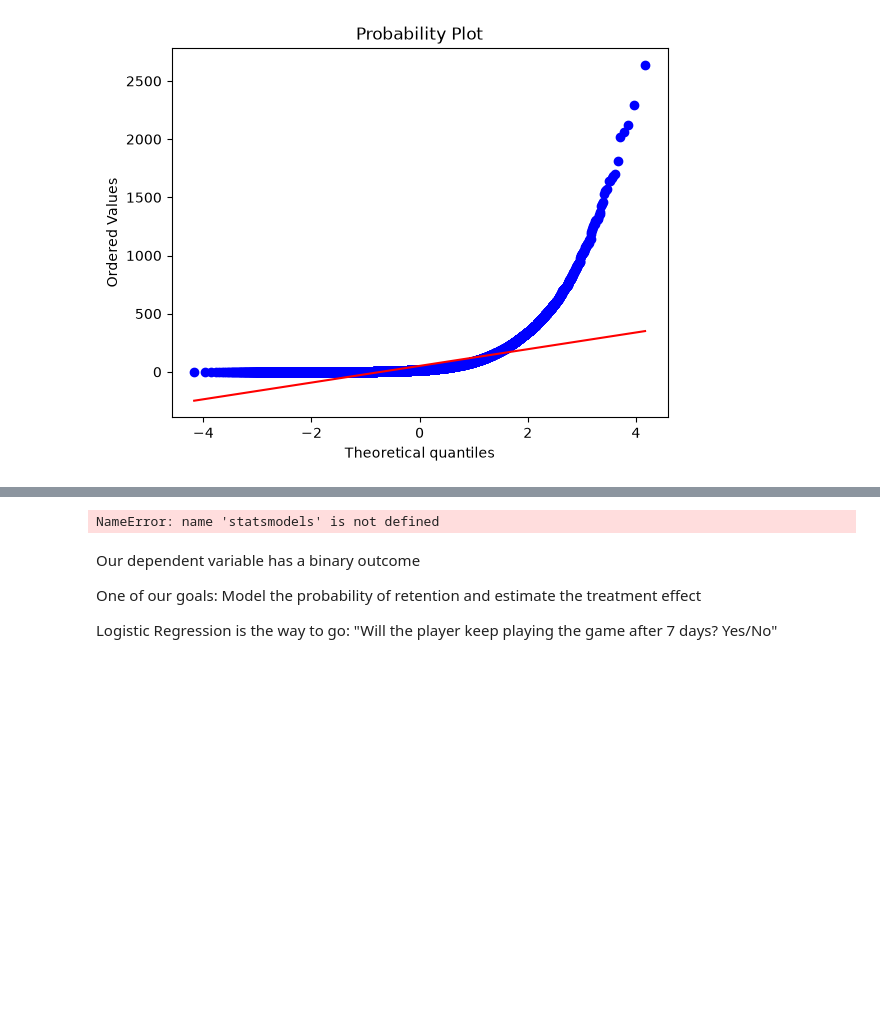
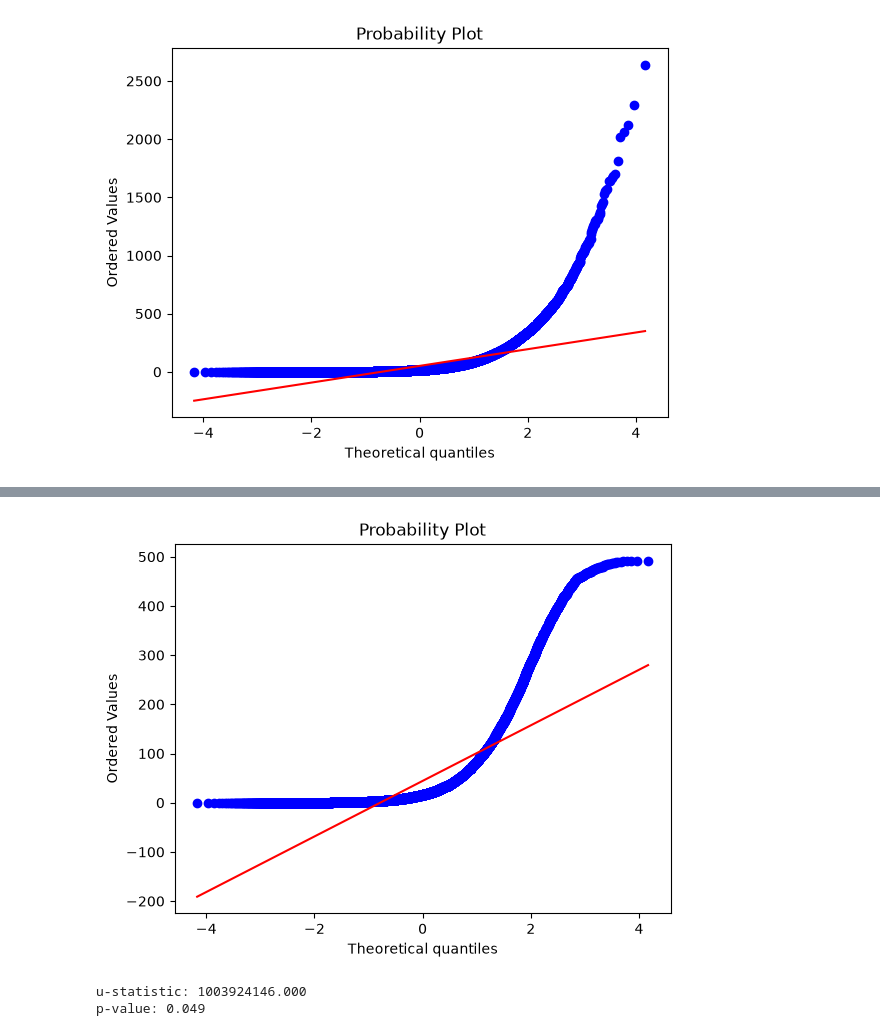
Before and after one commit to Reyal335/AB-Test-Cookie-Cats, a Jupyter notebook: notebooks/Z0_CookieCats_AB_Test.ipynb, the cells around one changed output, grey strips where cells are left out. Saved outputs shown, nothing was run; the diff lists cells and outputs as text; code cells hidden in the pictures; blank space fills up the shorter version.

```diff
--- a/notebooks/Z0_CookieCats_AB_Test.ipynb
+++ b/notebooks/Z0_CookieCats_AB_Test.ipynb
@@ -229,21 +264,15 @@ grp40norm = stats.probplot(gamerounds_40, plot=plt)
+# %%
+grp40norm = stats.probplot(gamerounds_40, plot=plt)
+# %% [output]
+[figure, added]
 # %%
 from scipy.stats import mannwhitneyu
 
-# Samples gamerounds for each group
-gamerounds_x = df[(df['version'] == 'gate_30')]['sum_gamerounds']
-gamerounds_y = df[(df['version'] == 'gate_40')]['sum_gamerounds']
+# Run Welch's T-Test
+u_stat, p_value = mannwhitneyu(gamerounds_30, gamerounds_40)
 
-# Run Welch's T-Test
-t_stat, p_value, degf = mannwhitneyu(gamerounds_x, gamerounds_y)
-
-print(f"t-statistic: {t_stat:.3f}")
+print(f"u-statistic: {u_stat:.3f}")
 print(f"p-value: {p_value:.3f}")
-print(f"degrees of freedom: {degf:.3f}")
 # %% [output]
-NameError: name 'statsmodels' is not defined
+u-statistic: 1003924146.000
+p-value: 0.049
-# %% [markdown]
-Our dependent variable has a binary outcome
-
-One of our goals: Model the probability of retention and estimate the treatment effect
-
-Logistic Regression is the way to go: "Will the player keep playing the game after 7 days? Yes/No"
```
Also changed, not shown: parts of 5 cells of this notebook.
